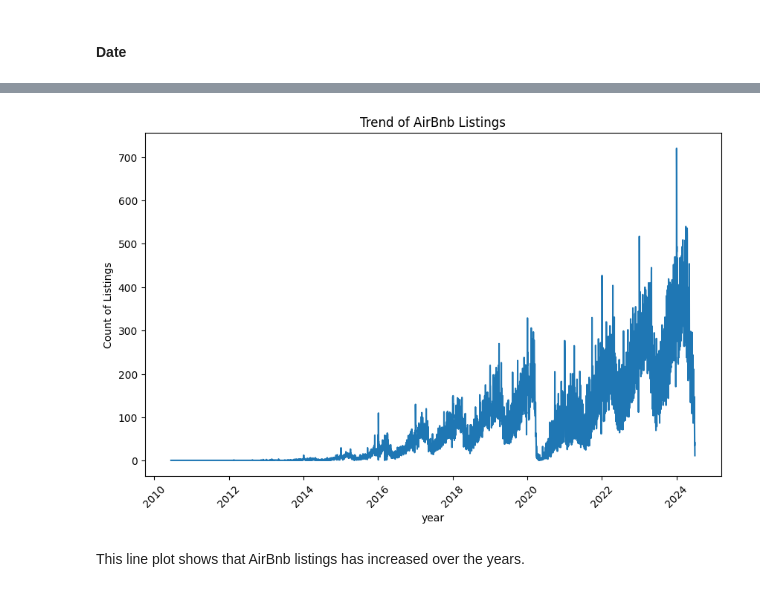
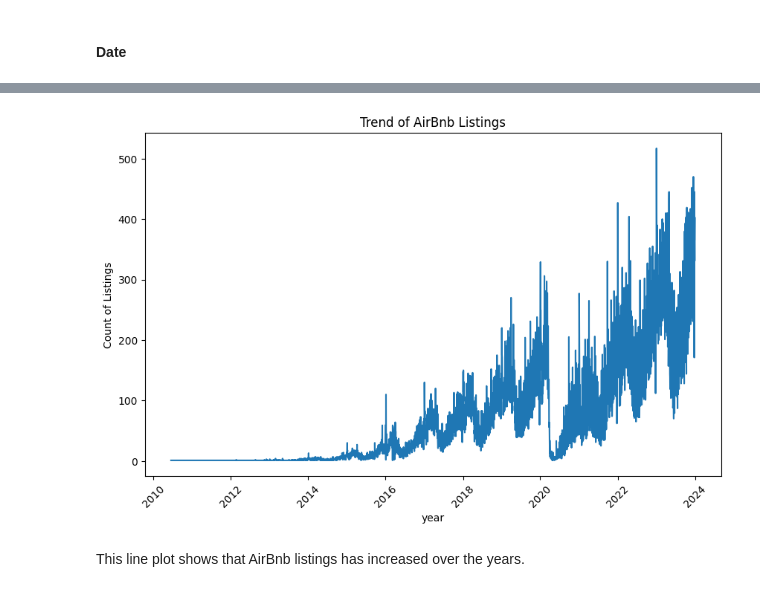
Before and after one commit to kev065/airbnb, a Jupyter notebook: notebook.ipynb, the cells around one changed output, grey strips where cells are left out. Saved outputs shown, nothing was run; the diff lists cells and outputs as text; code cells hidden in the pictures.

Commit message:
Update data processing to exclude dates from 2024 in chart

```diff
--- a/notebook.ipynb
+++ b/notebook.ipynb
@@ -284,22 +289,3 @@ capetown_airbnb_df['price'] = capetown_airbnb_df['price'].replace('[\$,]', '', r
 
 # Convert 'date' to datetime format
 capetown_airbnb_df['date'] = pd.to_datetime(capetown_airbnb_df['date'])
-# %%
-# Extract the month from the 'date' column
-capetown_airbnb_df['month'] = capetown_airbnb_df['date'].dt.month
-
-# Calculate the average price per month
-avg_price_per_month = capetown_airbnb_df.groupby('month')['price'].mean().reset_index()
-
-# Create a line plot
-plt.figure(figsize=(10, 6))
-sns.lineplot(x='month', y='price', data=avg_price_per_month, marker='o')
-
-# Set labels and title
-plt.title('Average Price by Month')
-plt.xlabel('Month')
-plt.ylabel('Average Price (ZAR)')
-plt.xticks(ticks=range(1, 13), labels=['Jan', 'Feb', 'Mar', 'Apr', 'May', 'Jun', 'Jul', 'Aug', 'Sep', 'Oct', 'Nov', 'Dec'])
-
-# Show the plot
-plt.show()
@@ -308,23 +292,26 @@ plt.show()
 # %%
-# Count occurrences of each date
+# Count occurrences of each date and sort by index
 date_counts = capetown_airbnb_df['date'].value_counts().sort_index()
+
+# Filter out dates in 2024
+date_counts = date_counts[date_counts.index.year < 2024]
 
 # Create a line plot using seaborn
 plt.figure(figsize=(10, 6))
 sns.lineplot(x=date_counts.index, y=date_counts.values)
 
 # Add labels and title
 plt.xlabel('year')
 plt.ylabel('Count of Listings')
 plt.title('Trend of AirBnb Listings')
 
 # Rotate the x-axis labels for better readability
 plt.xticks(rotation=45)
 
 # Display the plot
-plt.show();
+plt.show()
 # %% [output]
-[figure, old version]
+[figure, new version]
 # %% [markdown]
 This line plot shows that AirBnb listings has increased over the years.
 # %% [markdown]
```
Also changed, not shown: parts of 7 cells of this notebook.
